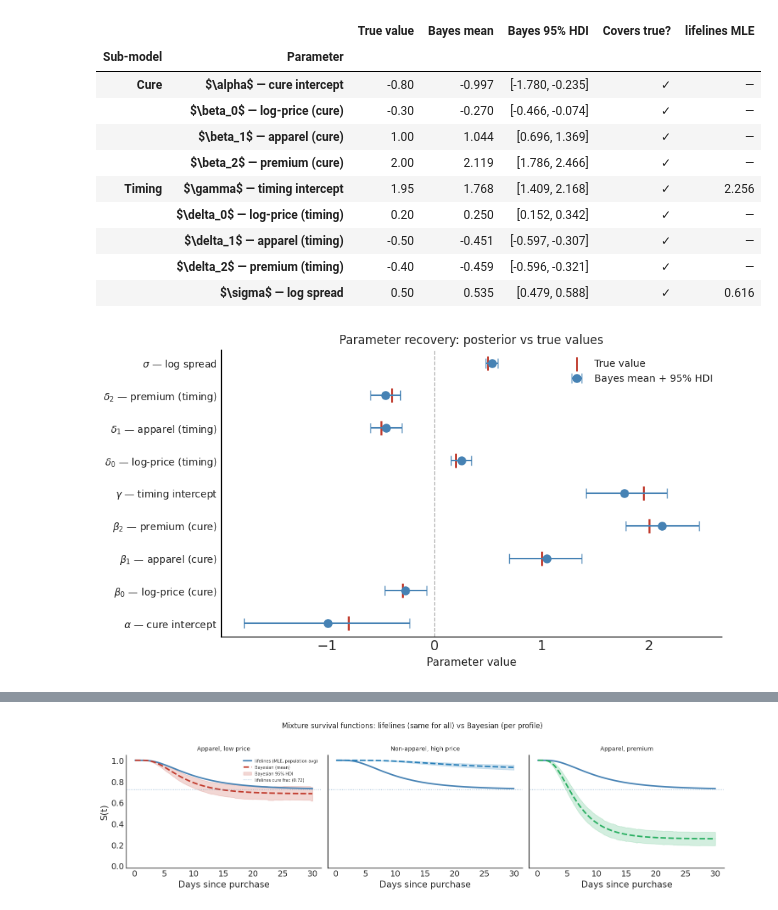
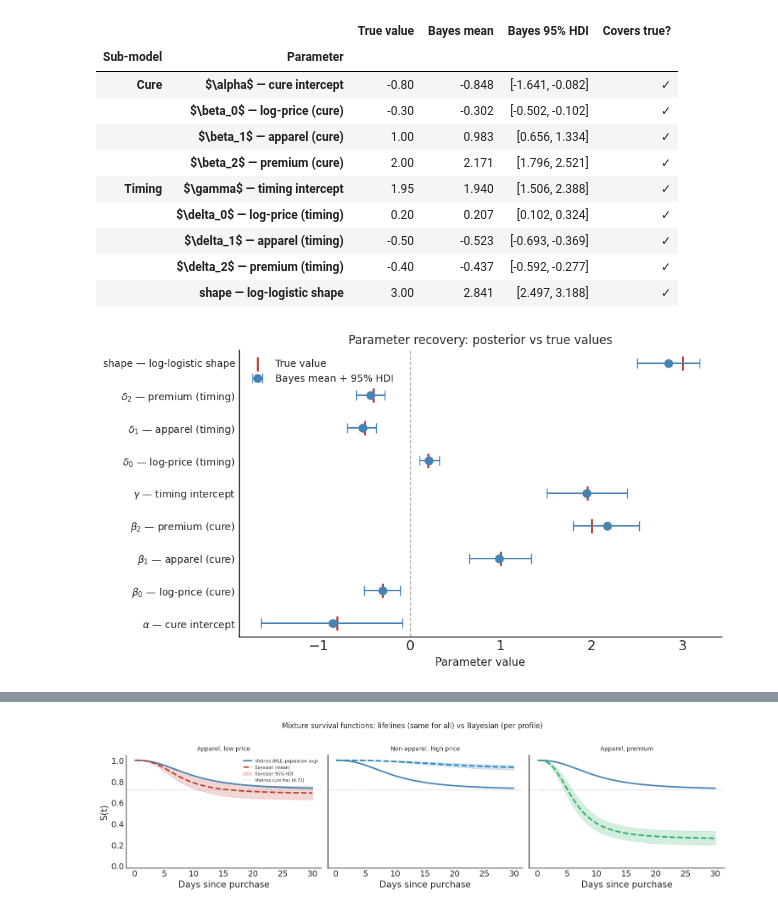
Before and after one commit to JohannBouwer/bayes-survival, a Jupyter notebook: notebooks/Cure_Introduction.ipynb, the cells around one changed output, grey strips where cells are left out. Saved outputs shown, nothing was run; the diff lists cells and outputs as text; code cells hidden in the pictures.

```diff
--- a/notebooks/Cure_Introduction.ipynb
+++ b/notebooks/Cure_Introduction.ipynb
@@ -76,13 +77,16 @@ true_beta  = np.array([-0.3, 1, 2])       # price (-), apparel (+), premium (+)
 pi_true     = stats.logistic.cdf(true_alpha + X @ true_beta)
 susceptible = np.random.binomial(1, pi_true)   # 1 = will eventually return
 
-# --- Timing sub-model: log-normal return times --------------------------------
+# --- Timing sub-model: log-logistic return times ------------------------------
 true_gamma = 1.95
 true_delta = np.array([0.2, -0.5, -0.4])      # price (+slower), apparel (-faster), premium (-faster)
-true_sigma = 0.5
+true_shape = 3.0                               # shape > 1: unimodal hazard
 
-mu_true  = true_gamma + X @ true_delta
-t_latent = np.random.lognormal(mu_true, true_sigma)
+lam_true = np.exp(true_gamma + X @ true_delta)
+
+# Log-logistic quantile: T = lam * (U / (1-U))^(1/shape) for U ~ Uniform(0,1)
+U = np.random.uniform(size=n)
+t_latent = lam_true * (U / (1.0 - U)) ** (1.0 / true_shape)
 
 # --- Observed data: right-censored at T = 30 days ----------------------------
 t_obs = np.where(susceptible & (t_latent <= T), t_latent, float(T))
@@ -91,6 +95,12 @@ event = (susceptible & (t_latent <= T)).astype(float)
 df = pd.DataFrame({'t': t_obs, 'event': event,
                    'log_price': log_price, 'category': category, 'premium': premium})
 
+# Average log-logistic scale for plotting
+mu_avg = true_gamma + np.mean(log_price) * true_delta[0] \
+                    + np.mean(category)  * true_delta[1] \
+                    + np.mean(premium)   * true_delta[2]
+lam_avg = np.exp(mu_avg)
+
 print(f'Observations        : {n}')
 print(f'Events (returns)    : {int(event.sum())} ({event.mean():.1%})')
 print(f'Time range          : {t_obs.min():.2f} – {t_obs.max():.0f} days')
@@ -218,7 +221,7 @@ An intercept is included in each sub-model automatically — pass raw covariates
 # %%
 X_fit = df[['log_price', 'category', 'premium']].values
 
-bayes_cure = LogNormalCureModel()
+bayes_cure = LogLogisticCureModel()
 bayes_cure.fit(X_fit, t_obs, event,
                draws=1000, tune=1000, chains=4, random_seed=42)
 # %% [output]
@@ -262,69 +265,62 @@ We also compare against the lifelines estimates where the models overlap (popula
 # %%
 posterior = bayes_cure.idata.posterior
 bayes_sum = az.summary(bayes_cure.idata,
-                        var_names=['alpha', 'beta_cure', 'gamma', 'delta', 'sigma'],
+                        var_names=['alpha', 'beta_cure', 'gamma', 'delta', 'shape'],
                         hdi_prob=0.95)
 
 true_values = {
     'alpha':          true_alpha,
     'beta_cure[0]':   true_beta[0],
     'beta_cure[1]':   true_beta[1],
     'beta_cure[2]':   true_beta[2],
     'gamma':          true_gamma,
     'delta[0]':       true_delta[0],
     'delta[1]':       true_delta[1],
     'delta[2]':       true_delta[2],
-    'sigma':          true_sigma,
+    'shape':          true_shape,
 }
 
 param_labels = [
-    ('alpha',        r'$\alpha$ — cure intercept',      'Cure'),
-    ('beta_cure[0]', r'$\beta_0$ — log-price (cure)',   'Cure'),
-    ('beta_cure[1]', r'$\beta_1$ — apparel (cure)',     'Cure'),
-    ('beta_cure[2]', r'$\beta_2$ — premium (cure)',     'Cure'),
-    ('gamma',        r'$\gamma$ — timing intercept',    'Timing'),
-    ('delta[0]',     r'$\delta_0$ — log-price (timing)','Timing'),
-    ('delta[1]',     r'$\delta_1$ — apparel (timing)',  'Timing'),
-    ('delta[2]',     r'$\delta_2$ — premium (timing)',  'Timing'),
-    ('sigma',        r'$\sigma$ — log spread',          'Timing'),
+    ('alpha',        r'$\alpha$ — cure intercept',       'Cure'),
+    ('beta_cure[0]', r'$\beta_0$ — log-price (cure)',    'Cure'),
+    ('beta_cure[1]', r'$\beta_1$ — apparel (cure)',      'Cure'),
+    ('beta_cure[2]', r'$\beta_2$ — premium (cure)',      'Cure'),
+    ('gamma',        r'$\gamma$ — timing intercept',     'Timing'),
+    ('delta[0]',     r'$\delta_0$ — log-price (timing)', 'Timing'),
+    ('delta[1]',     r'$\delta_1$ — apparel (timing)',   'Timing'),
+    ('delta[2]',     r'$\delta_2$ — premium (timing)',   'Timing'),
+    ('shape',        r'shape — log-logistic shape',      'Timing'),
 ]
-
-lifelines_equiv = {
-    'gamma': ll_mu,
-    'sigma': ll_sigma,
-}
 
 rows = []
 for key, label, submodel in param_labels:
     lo = bayes_sum.loc[key, 'hdi_2.5%']
     hi = bayes_sum.loc[key, 'hdi_97.5%']
     tv = true_values[key]
-    ll_val = lifelines_equiv.get(key, float('nan'))
     rows.append({
         'Sub-model':    submodel,
         'Parameter':    label,
         'True value':   round(tv, 2),
         'Bayes mean':   round(bayes_sum.loc[key, 'mean'], 3),
         'Bayes 95% HDI': f'[{lo:.3f}, {hi:.3f}]',
         'Covers true?': '✓' if lo <= tv <= hi else '✗',
-        'lifelines MLE': round(ll_val, 3) if not np.isnan(ll_val) else '—',
     })
 
 pd.DataFrame(rows).set_index(['Sub-model', 'Parameter'])
 # %% [output]
-|  |  | True value | Bayes mean | Bayes 95% HDI | Covers true? | lifelines MLE |
-| Sub-model | Parameter |  |  |  |  |  |
-| Cure | $\alpha$ — cure intercept | -0.80 | -0.997 | [-1.780, -0.235] | ✓ | — |
-|  | $\beta_0$ — log-price (cure) | -0.30 | -0.270 | [-0.466, -0.074] | ✓ | — |
-|  | $\beta_1$ — apparel (cure) | 1.00 | 1.044 | [0.696, 1.369] | ✓ | — |
-|  | $\beta_2$ — premium (cure) | 2.00 | 2.119 | [1.786, 2.466] | ✓ | — |
-| Timing | $\gamma$ — timing intercept | 1.95 | 1.768 | [1.409, 2.168] | ✓ | 2.256 |
-|  | $\delta_0$ — log-price (timing) | 0.20 | 0.250 | [0.152, 0.342] | ✓ | — |
-|  | $\delta_1$ — apparel (timing) | -0.50 | -0.451 | [-0.597, -0.307] | ✓ | — |
-|  | $\delta_2$ — premium (timing) | -0.40 | -0.459 | [-0.596, -0.321] | ✓ | — |
-|  | $\sigma$ — log spread | 0.50 | 0.535 | [0.479, 0.588] | ✓ | 0.616 |
+|  |  | True value | Bayes mean | Bayes 95% HDI | Covers true? |
+| Sub-model | Parameter |  |  |  |  |
+| Cure | $\alpha$ — cure intercept | -0.80 | -0.848 | [-1.641, -0.082] | ✓ |
+|  | $\beta_0$ — log-price (cure) | -0.30 | -0.302 | [-0.502, -0.102] | ✓ |
+|  | $\beta_1$ — apparel (cure) | 1.00 | 0.983 | [0.656, 1.334] | ✓ |
+|  | $\beta_2$ — premium (cure) | 2.00 | 2.171 | [1.796, 2.521] | ✓ |
+| Timing | $\gamma$ — timing intercept | 1.95 | 1.940 | [1.506, 2.388] | ✓ |
+|  | $\delta_0$ — log-price (timing) | 0.20 | 0.207 | [0.102, 0.324] | ✓ |
+|  | $\delta_1$ — apparel (timing) | -0.50 | -0.523 | [-0.693, -0.369] | ✓ |
+|  | $\delta_2$ — premium (timing) | -0.40 | -0.437 | [-0.592, -0.277] | ✓ |
+|  | shape — log-logistic shape | 3.00 | 2.841 | [2.497, 3.188] | ✓ |
 # %%
-# ── Forest plot: posterior means + HDI vs true values ────────────────────────
+# â”€â”€ Forest plot: posterior means + HDI vs true values â”€â”€â”€â”€â”€â”€â”€â”€â”€â”€â”€â”€â”€â”€â”€â”€â”€â”€â”€â”€â”€â”€â”€â”€
 fig, ax = plt.subplots(figsize=(9, 5))
 
 y_pos = np.arange(len(param_labels))
@@ -349,7 +345,7 @@ ax.legend(fontsize=10)
 plt.tight_layout()
 plt.show()
 # %% [output]
-[figure, old version]
+[figure, new version]
 # %% [markdown]
 ## 5. Survival Function Comparison
 
```
Also changed, not shown: parts of 18 cells of this notebook.
